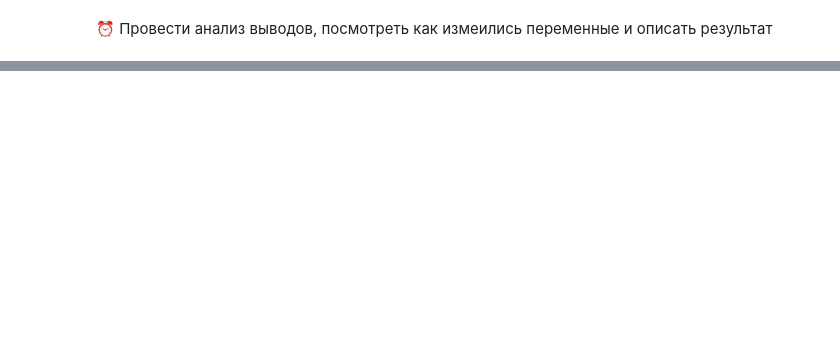
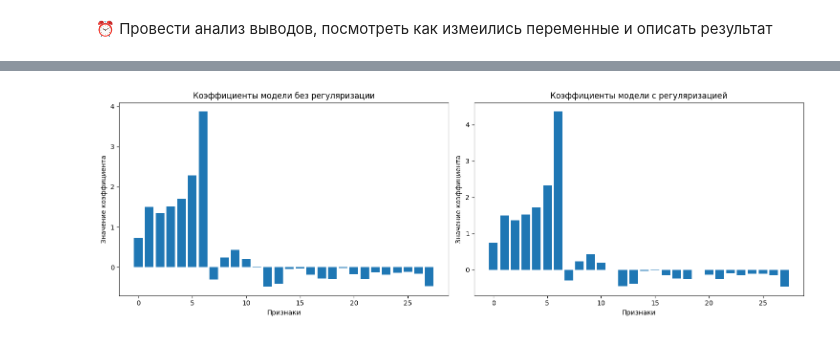
Before and after one commit to 1eo1eo1eo/mlvvsu, a Jupyter notebook: mlvvsu/практика3.ipynb, the cells around one changed output, grey strips where cells are left out. Saved outputs shown, nothing was run; the diff lists cells and outputs as text; code cells hidden in the pictures; blank space fills up the shorter version.

```diff
--- a/mlvvsu/практика3.ipynb
+++ b/mlvvsu/практика3.ipynb
@@ -265,0 +445,5 @@ LogisticRegression(max_iter=1000)
+# %%
+# Преобразуем X_kbest в DataFrame для удобства
+X_kbest_df = pd.DataFrame(X_kbest, columns=selected_features)
+# %%
+train_and_evaluate(X_kbest_df, Y)
@@ -265,0 +489,14 @@ LogisticRegression(max_iter=1000)
+# %%
+from sklearn.feature_selection import RFE
+from sklearn.linear_model import LogisticRegression
+
+# Инициализируем модель логистической регрессии
+base_model = LogisticRegression(max_iter=1000)
+
+# Инициализируем RFE для выбора 5 лучших признаков
+rfe = RFE(estimator=base_model, n_features_to_select=5)
+rfe.fit(X_processed, Y)
+
+# Получаем список отобранных признаков
+selected_features = X_processed.columns[rfe.support_]
+print("Отобранные признаки:", selected_features)
@@ -265,0 +543,60 @@ LogisticRegression(max_iter=1000)
+# %%
+from sklearn.linear_model import LogisticRegression
+from sklearn.feature_selection import SelectFromModel
+import numpy as np
+import matplotlib.pyplot as plt
+
+# Обучаем модель без регуляризации
+model_no_penalty = LogisticRegression(solver='lbfgs', max_iter=1000)
+model_no_penalty.fit(X_processed, Y)
+
+# Выводим коэффициенты модели без регуляризации
+coefficients_no_penalty = model_no_penalty.coef_
+print("Коэффициенты модели без регуляризации:\n", coefficients_no_penalty)
+
+# Инициализируем модель с L1-регуляризацией
+model_with_penalty = LogisticRegression(penalty='l1', solver='liblinear', max_iter=1000)
+
+# Обучаем модель с регуляризацией
+model_with_penalty.fit(X_processed, Y)
+
+# Выводим коэффициенты модели с регуляризацией
+coefficients_with_penalty = model_with_penalty.coef_
+print("Коэффициенты модели с регуляризацией:\n", coefficients_with_penalty)
+
+# Используем SelectFromModel для отбора признаков
+selector = SelectFromModel(model_with_penalty, prefit=True)
+X_embedded = selector.transform(X_processed)
+
+# Получаем список отобранных признаков
+selected_features = X_processed.columns[selector.get_support()]
+print("Отобранные признаки:\n", selected_features)
+
+# Обучаем модель на отобранных признаках
+model_embedded = LogisticRegression(penalty='l1', solver='liblinear', max_iter=1000)
+model_embedded.fit(X_embedded, Y)
+
+# Выводим коэффициенты модели после отбора признаков
+coefficients_embedded = model_embedded.coef_
+print("Коэффициенты модели после отбора признаков:\n", coefficients_embedded)
+
+# Визуализация коэффициентов моделей
+plt.figure(figsize=(15, 5))
+
+# Коэффициенты модели без регуляризации
+plt.subplot(1, 2, 1)
+plt.bar(range(len(coefficients_no_penalty[0])), coefficients_no_penalty[0])
+plt.title("Коэффициенты модели без регуляризации")
+plt.xlabel("Признаки")
+plt.ylabel("Значение коэффициента")
+
+# Коэффициенты модели с регуляризацией
+plt.subplot(1, 2, 2)
+plt.bar(range(len(coefficients_with_penalty[0])), coefficients_with_penalty[0])
+plt.title("Коэффициенты модели с регуляризацией")
+plt.xlabel("Признаки")
+plt.ylabel("Значение коэффициента")
+
+plt.tight_layout()
+plt.show()
+# %% [output]
@@ -265,0 +620 @@ LogisticRegression(max_iter=1000)
+[figure, added]
```
Also changed, not shown: parts of 39 cells of this notebook.
